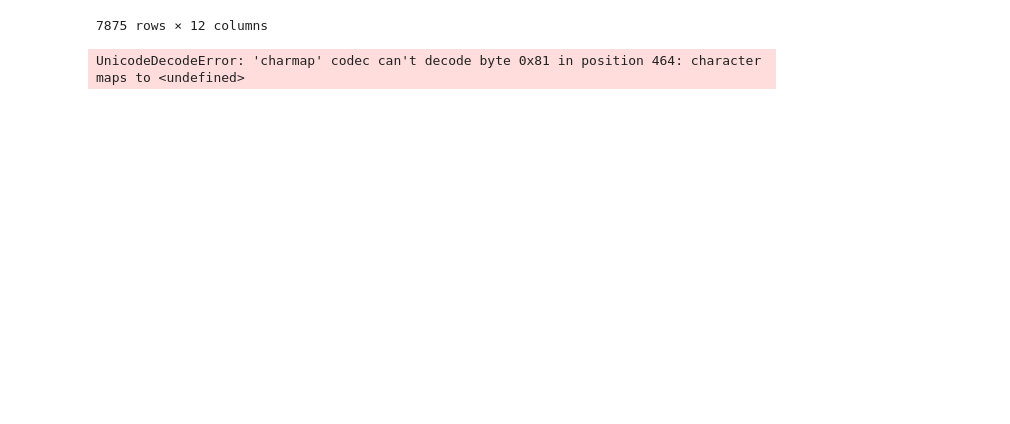
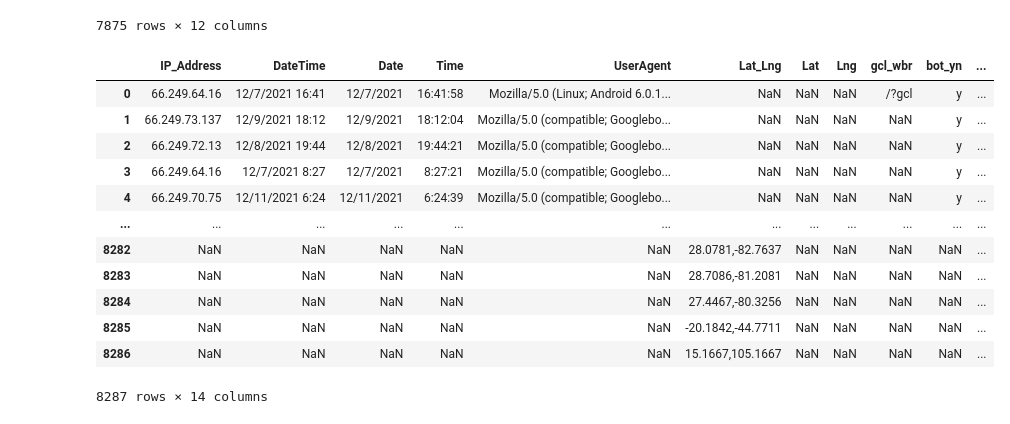
Before and after one commit to WagnerLisaK/AB_Security_Project, a Jupyter notebook: Internet_data.ipynb, the cells around one changed output. Cells and saved outputs as stored; diff of their text form; code cells hidden in the pictures; blank space fills up the shorter version.

```diff
--- a/Internet_data.ipynb
+++ b/Internet_data.ipynb
@@ -52,0 +212,3 @@ location_df.to_csv('location.csv')
+# %%
+city_data_df = pd.DataFrame(city_data)
+city_data_df
@@ -52,0 +229,4 @@ location_df.to_csv('location.csv')
+# %%
+#add a column called "Lat_Lng" which is the joining of the Lat and Lng columns
+city_data_df['Lat_Lng'] = city_data_df['Lat'].astype(str) + ',' + city_data_df['Lng'].astype(str)
+city_data_df
@@ -52,0 +247,4 @@ location_df.to_csv('location.csv')
+# %%
+city_data_df = city_data_df.drop('Lat', axis=1)
+city_data_df = city_data_df.drop('Lng', axis=1)
+city_data_df
@@ -141,7 +353,7 @@ usragnt_df
 | 7874 | 2600:1006:b126:8306:50b4:9ef9:497... | 12/7/2021 22:07 | 12/7/2021 | 22:07:42 | com.google.ios.youtube/16.45.4 (i... | 28.538383,-81.378927 | 28.538383 | -81.378927 | /?wbr | n | ... |
 7875 rows × 11 columns
 # %%
-usragnt_df['UsrAgnt'] = usragnt_df['UserAgent'].str.extract(r'(^[\S\s]{0,25})')
+usragnt_df['UsrAgntSHORT'] = usragnt_df['UserAgent'].str.extract(r'(^[\S\s]{0,25})')
 usragnt_df
 # %% [output]
 |  | IP_Address | DateTime | Date | Time | UserAgent | Lat_Lng | Lat | Lng | gcl_wbr | bot_yn | ... |
@@ -159,7 +371,3 @@ usragnt_df
 7875 rows × 12 columns
 # %%
 usragnt_df.to_csv('useragent.csv')
-# %%
-coordinates = list(Lat_Lng)
-# %% [output]
-UnicodeDecodeError: 'charmap' codec can't decode byte 0x81 in position 464: character maps to <undefined>
@@ -169 +374,18 @@ dataviz_df
+# %%
+final_data_df = pd.merge(usragnt_df, city_data_df, on='Lat_Lng', how='outer')
+final_data_df
+# %% [output]
+|  | IP_Address | DateTime | Date | Time | UserAgent | Lat_Lng | Lat | Lng | gcl_wbr | bot_yn | ... |
+| 0 | 66.249.64.16 | 12/7/2021 16:41 | 12/7/2021 | 16:41:58 | Mozilla/5.0 (Linux; Android 6.0.1... | NaN | NaN | NaN | /?gcl | y | ... |
+| 1 | 66.249.73.137 | 12/9/2021 18:12 | 12/9/2021 | 18:12:04 | Mozilla/5.0 (compatible; Googlebo... | NaN | NaN | NaN | NaN | y | ... |
+| 2 | 66.249.72.13 | 12/8/2021 19:44 | 12/8/2021 | 19:44:21 | Mozilla/5.0 (compatible; Googlebo... | NaN | NaN | NaN | NaN | y | ... |
+| 3 | 66.249.64.16 | 12/7/2021 8:27 | 12/7/2021 | 8:27:21 | Mozilla/5.0 (compatible; Googlebo... | NaN | NaN | NaN | NaN | y | ... |
+| 4 | 66.249.70.75 | 12/11/2021 6:24 | 12/11/2021 | 6:24:39 | Mozilla/5.0 (compatible; Googlebo... | NaN | NaN | NaN | NaN | y | ... |
+| ... | ... | ... | ... | ... | ... | ... | ... | ... | ... | ... | ... |
+| 8282 | NaN | NaN | NaN | NaN | NaN | 28.0781,-82.7637 | NaN | NaN | NaN | NaN | ... |
+| 8283 | NaN | NaN | NaN | NaN | NaN | 28.7086,-81.2081 | NaN | NaN | NaN | NaN | ... |
+| 8284 | NaN | NaN | NaN | NaN | NaN | 27.4467,-80.3256 | NaN | NaN | NaN | NaN | ... |
+| 8285 | NaN | NaN | NaN | NaN | NaN | -20.1842,-44.7711 | NaN | NaN | NaN | NaN | ... |
+| 8286 | NaN | NaN | NaN | NaN | NaN | 15.1667,105.1667 | NaN | NaN | NaN | NaN | ... |
+8287 rows × 14 columns
 # %%
```
Also changed, not shown: parts of 17 cells of this notebook.
